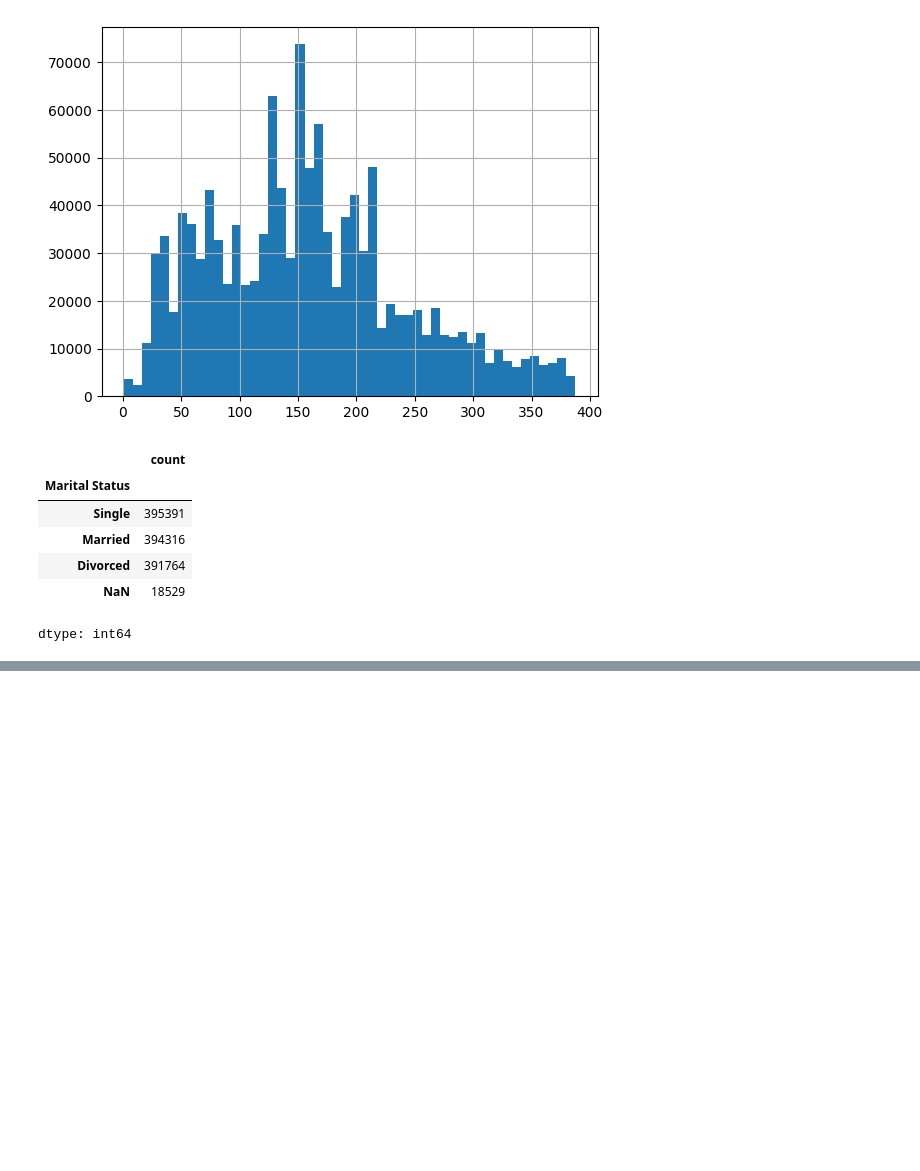
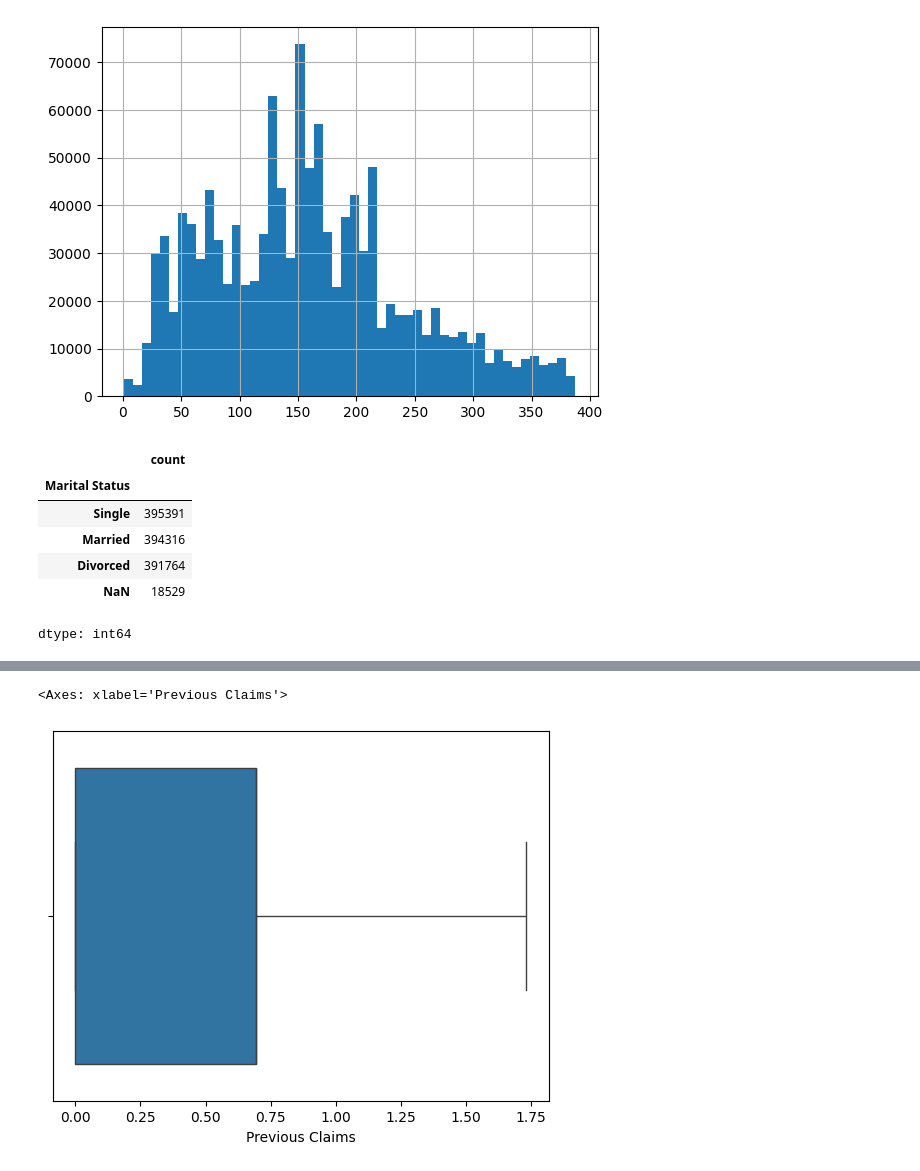
Before and after one commit to sushant758/ML-Exercises, a Jupyter notebook: Insurance.ipynb, the cells around one changed output, grey strips where cells are left out. Drawn from its saved outputs; the diff is of its cells as text; code cells hidden in the pictures; blank space fills up the shorter version.

```diff
--- a/Insurance.ipynb
+++ b/Insurance.ipynb
@@ -186,0 +356,7 @@ df.head()
+# %%
+Q1 = df['Previous Claims'].quantile(0.25)
+Q3 = df['Previous Claims'].quantile(0.75)
+IQR = Q3 - Q1
+lower = Q1 - 1.5 * IQR
+upper = Q3 + 1.5 * IQR
+df['Previous Claims'] = df['Previous Claims'].clip(lower, upper)
@@ -186,0 +367,5 @@ df.head()
+# %%
+sns.boxplot(x=df['Previous Claims'])
+# %% [output]
+<Axes: xlabel='Previous Claims'>
+[figure, added]
```
Also changed, not shown: parts of 35 cells of this notebook.
